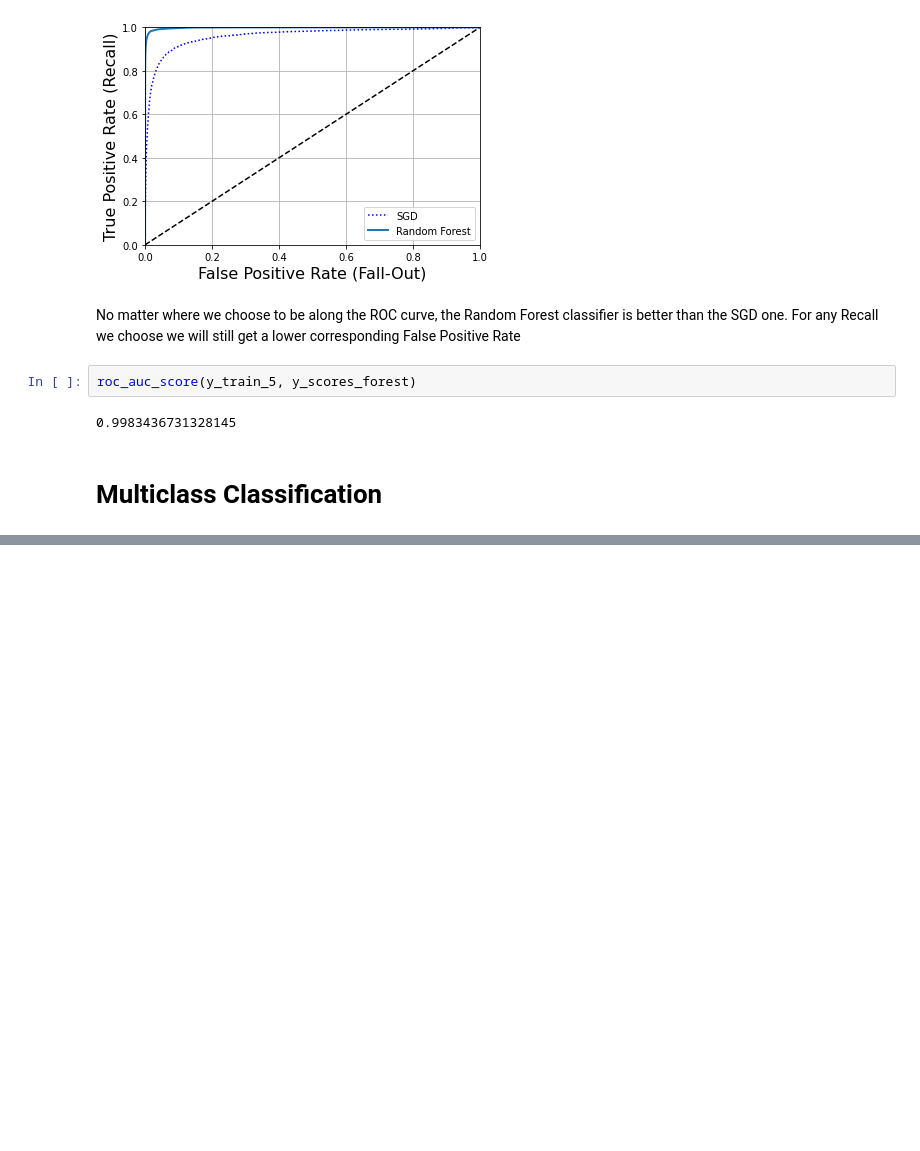
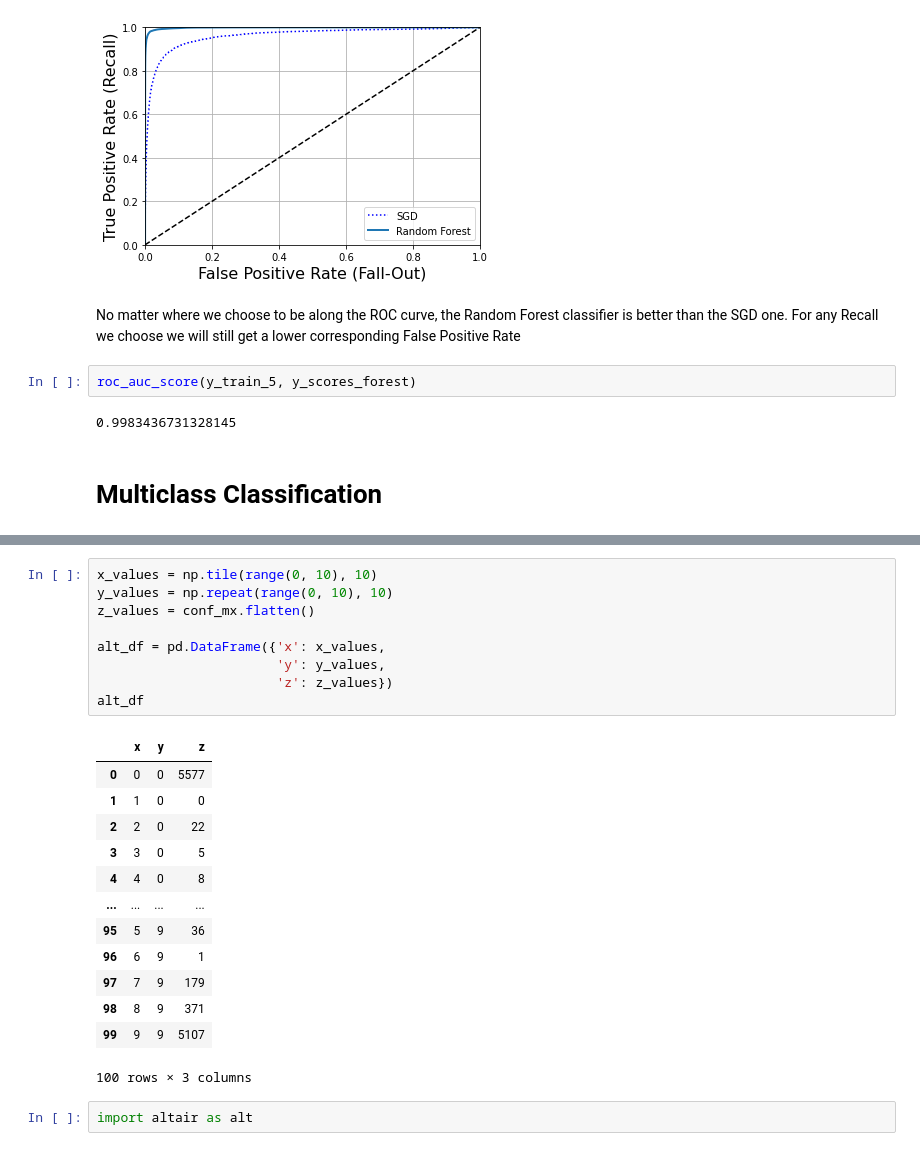
Before and after one commit to natekratzer/py_study, a Jupyter notebook: homl2/chapter3.ipynb, the cells around one changed output, grey strips where cells are left out. Saved outputs shown, nothing was run; the diff lists cells and outputs as text; blank space fills up the shorter version.

```diff
--- a/homl2/chapter3.ipynb
+++ b/homl2/chapter3.ipynb
@@ -200,0 +258,25 @@ roc_auc_score(y_train_5, y_scores_forest)
+# %%
+x_values = np.tile(range(0, 10), 10)
+y_values = np.repeat(range(0, 10), 10)
+z_values = conf_mx.flatten()
+
+alt_df = pd.DataFrame({'x': x_values,
+                       'y': y_values,
+                       'z': z_values})
+alt_df
+# %% [output]
+|  | x | y | z |
+| 0 | 0 | 0 | 5577 |
+| 1 | 1 | 0 | 0 |
+| 2 | 2 | 0 | 22 |
+| 3 | 3 | 0 | 5 |
+| 4 | 4 | 0 | 8 |
+| ... | ... | ... | ... |
+| 95 | 5 | 9 | 36 |
+| 96 | 6 | 9 | 1 |
+| 97 | 7 | 9 | 179 |
+| 98 | 8 | 9 | 371 |
+| 99 | 9 | 9 | 5107 |
+100 rows × 3 columns
+# %%
+import altair as alt
```
Also changed, not shown: parts of 16 cells of this notebook.
